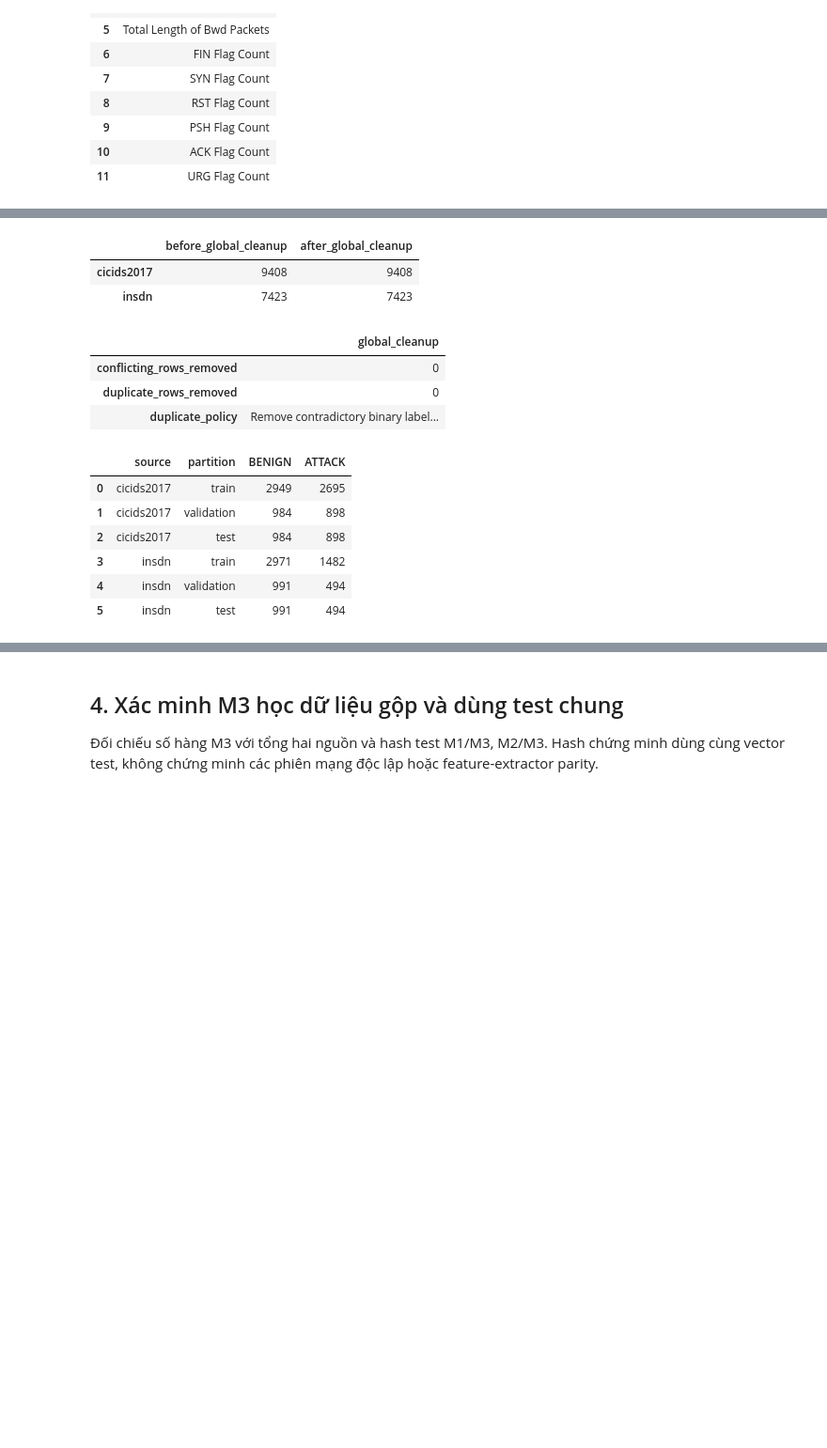
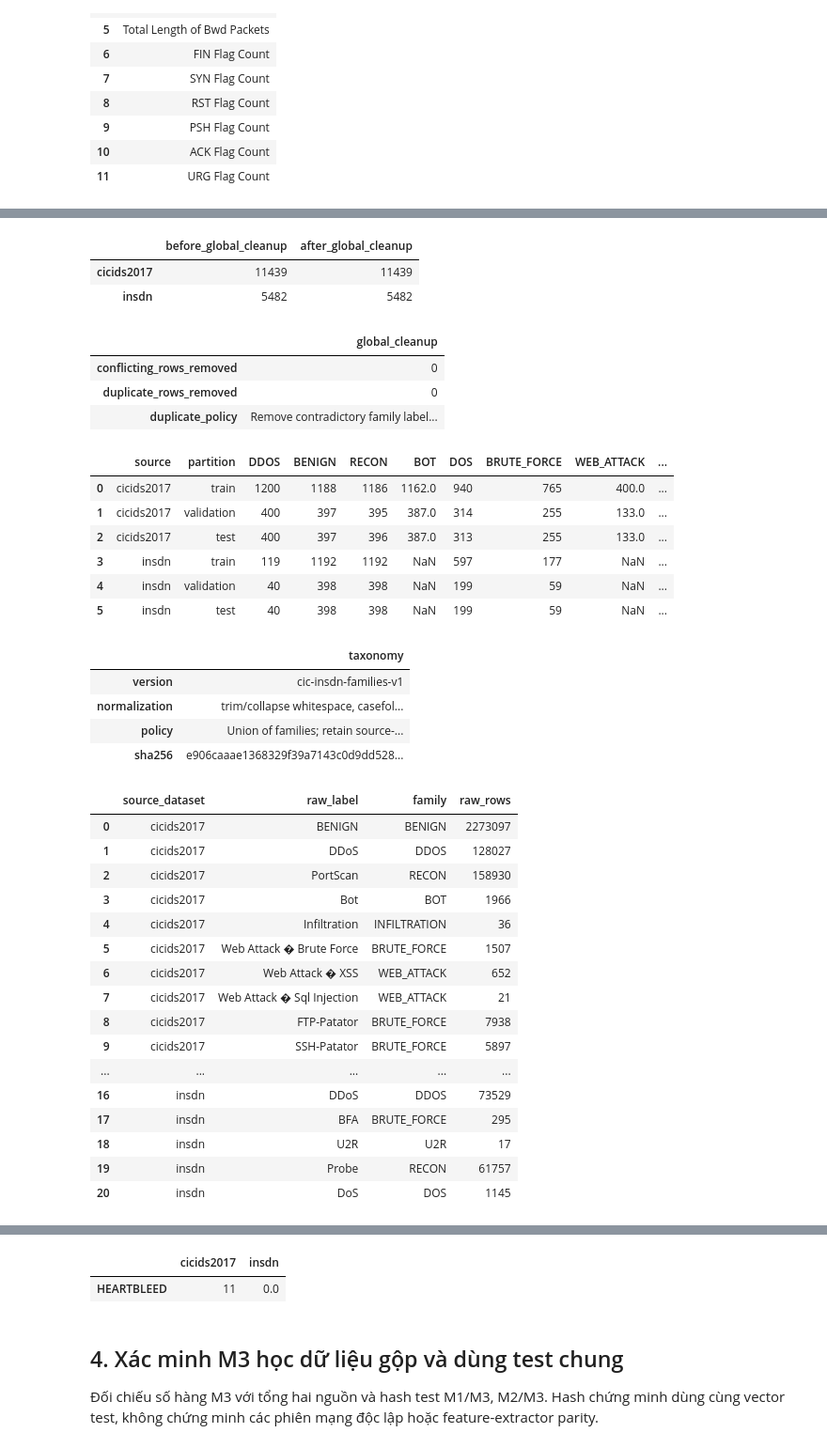
Before and after one commit to CongDuc-17/IDS-Stacking-Ensemble, a Jupyter notebook: notebooks/training_combined.ipynb, the cells around one changed output, grey strips where cells are left out. Shown at 94% size. Cells and saved outputs as stored; diff of their text form; code cells hidden in the pictures; blank space fills up the shorter version.

```diff
--- a/notebooks/training_combined.ipynb
+++ b/notebooks/training_combined.ipynb
@@ -21,15 +23,18 @@ sys.path.insert(0, str(ROOT / 'src'))
 from three_models import run_three_models
 from features import FEATURES
 DO_TRAIN = False
-SEED, CAP, TREES, FOLDS = 42, 5000, 120, 3
-TUNE, STACK_SEARCH = True, False
+MULTICLASS = True
+SEED, FOLDS = 42, 3
+CAP, TREES = (2000, 60) if MULTICLASS else (5000, 120)
+TUNE, STACK_SEARCH = True, MULTICLASS
+RUN_NAME = "m3-trees" if MULTICLASS else "three-models"
 CIC_DATA = ROOT / 'data/MachineLearningCVE'
 INSDN_DATA = ROOT / 'data/InSDN(2020)'
-OUT = ROOT / f'experiments/notebook-combined-seed{SEED}'
-RESULT = ROOT / f'experiments/completion-20261110/three-models-seed{SEED}'
+OUT = ROOT / f'experiments/notebook-{RUN_NAME}-seed{SEED}'
+RESULT = ROOT / (f'experiments/m3-trees/seed{SEED}' if MULTICLASS else f'experiments/completion-20261110/three-models-seed{SEED}')
 def read_json(path):
     return json.loads(path.read_text(encoding='utf-8'))
-display(pd.Series({'training_enabled': DO_TRAIN, 'seed': SEED, 'cap_per_binary_class_per_source': CAP,
+display(pd.Series({'training_enabled': DO_TRAIN, 'seed': SEED, 'multiclass_families': MULTICLASS, 'cap_per_target_class_per_source': CAP,
                    'trees': TREES, 'folds': FOLDS, 'baseline_tuning': TUNE, 'meta_search': STACK_SEARCH,
                    'new_output': str(OUT)}, name='configuration').to_frame())
 # %% [output]
@@ -81,7 +87,7 @@ if DO_TRAIN:
     if OUT.exists():
         raise ValueError('OUT đã tồn tại. Chọn OUT mới trước khi train.')
     args = Namespace(cic_data=str(CIC_DATA), insdn_data=str(INSDN_DATA), out=str(OUT),
-                     combined=True, max_per_class=CAP, trees=TREES, seed=SEED,
+                     combined=True, multiclass=MULTICLASS, max_per_class=CAP, trees=TREES, seed=SEED,
                      folds=FOLDS, tune=TUNE, stack_search=STACK_SEARCH)
     run_three_models(args)
     RESULT = OUT
@@ -89,6 +95,9 @@ else:
     display(Markdown(f'Đọc artifact `{RESULT.relative_to(ROOT)}`; không train lại.'))
 protocol = read_json(RESULT / 'protocol.json')
 completed = read_json(RESULT / 'completed.json')
+assert ('label_taxonomy' in protocol) == MULTICLASS
 assert completed['result_rows'] == 30
 assert set(completed['configurations']) == {'M1', 'M2', 'M3'}
+if MULTICLASS:
+    assert protocol['m3_stack_variant'] == 'trees'
 # %% [output]
@@ -100,40 +109,67 @@ Số đếm nhãn gốc là toàn CSV; train/test thuộc mẫu đã cleanup. Cl
 # %%
 display(pd.DataFrame({source: data['raw_class_counts'] for source, data in protocol['sources'].items()}).fillna(0).astype(int))
 cleanup = protocol['cleanup_and_splits']
 display(pd.DataFrame({'before_global_cleanup': cleanup['rows_before'], 'after_global_cleanup': cleanup['rows_after']}))
 display(pd.Series({key: cleanup[key] for key in ['conflicting_rows_removed', 'duplicate_rows_removed', 'duplicate_policy']}, name='global_cleanup').to_frame())
 counts = [{'source': source, 'partition': part, **labels}
           for source, parts in cleanup['split_counts'].items() for part, labels in parts.items()]
 display(pd.DataFrame(counts))
+if MULTICLASS:
+    display(pd.Series(protocol['label_taxonomy']).drop('labels').to_frame('taxonomy'))
+    display(pd.read_csv(RESULT / 'label_mapping.csv'))
+    display(pd.read_csv(RESULT / 'family_support.csv'))
+    display(pd.DataFrame({s: m['excluded_classes_below_minimum'] for s, m in protocol['sources'].items()}).fillna(0))
 # %% [output]
 |  | cicids2017 | insdn |
 | BENIGN | 2273097 | 0 |
 | DDoS | 128027 | 73529 |
 | PortScan | 158930 | 0 |
 | Bot | 1966 | 0 |
 | Infiltration | 36 | 0 |
 | Web Attack � Brute Force | 1507 | 0 |
 | Web Attack � XSS | 652 | 0 |
 | Web Attack � Sql Injection | 21 | 0 |
 | FTP-Patator | 7938 | 0 |
 | SSH-Patator | 5897 | 0 |
 | ... | ... | ... |
 | Normal | 0 | 68424 |
 | BFA | 0 | 295 |
 | U2R | 0 | 17 |
 | Probe | 0 | 61757 |
 | DoS | 0 | 1145 |
 |  | before_global_cleanup | after_global_cleanup |
-| cicids2017 | 9408 | 9408 |
-| insdn | 7423 | 7423 |
+| cicids2017 | 11439 | 11439 |
+| insdn | 5482 | 5482 |
 |  | global_cleanup |
 | conflicting_rows_removed | 0 |
 | duplicate_rows_removed | 0 |
-| duplicate_policy | Remove contradictory binary label... |
+| duplicate_policy | Remove contradictory family label... |
-|  | source | partition | BENIGN | ATTACK |
-| 0 | cicids2017 | train | 2949 | 2695 |
-| 1 | cicids2017 | validation | 984 | 898 |
-| 2 | cicids2017 | test | 984 | 898 |
-| 3 | insdn | train | 2971 | 1482 |
-| 4 | insdn | validation | 991 | 494 |
-| 5 | insdn | test | 991 | 494 |
+|  | source | partition | DDOS | BENIGN | RECON | BOT | DOS | BRUTE_FORCE | WEB_ATTACK | ... |
+| 0 | cicids2017 | train | 1200 | 1188 | 1186 | 1162.0 | 940 | 765 | 400.0 | ... |
+| 1 | cicids2017 | validation | 400 | 397 | 395 | 387.0 | 314 | 255 | 133.0 | ... |
+| 2 | cicids2017 | test | 400 | 397 | 396 | 387.0 | 313 | 255 | 133.0 | ... |
+| 3 | insdn | train | 119 | 1192 | 1192 | NaN | 597 | 177 | NaN | ... |
+| 4 | insdn | validation | 40 | 398 | 398 | NaN | 199 | 59 | NaN | ... |
+| 5 | insdn | test | 40 | 398 | 398 | NaN | 199 | 59 | NaN | ... |
+|  | taxonomy |
+| version | cic-insdn-families-v1 |
+| normalization | trim/collapse whitespace, casefol... |
+| policy | Union of families; retain source-... |
+| sha256 | e906caaae1368329f39a7143c0d9dd528... |
+|  | source_dataset | raw_label | family | raw_rows |
+| 0 | cicids2017 | BENIGN | BENIGN | 2273097 |
+| 1 | cicids2017 | DDoS | DDOS | 128027 |
+| 2 | cicids2017 | PortScan | RECON | 158930 |
+| 3 | cicids2017 | Bot | BOT | 1966 |
+| 4 | cicids2017 | Infiltration | INFILTRATION | 36 |
+| 5 | cicids2017 | Web Attack � Brute Force | BRUTE_FORCE | 1507 |
+| 6 | cicids2017 | Web Attack � XSS | WEB_ATTACK | 652 |
+| 7 | cicids2017 | Web Attack � Sql Injection | WEB_ATTACK | 21 |
+| 8 | cicids2017 | FTP-Patator | BRUTE_FORCE | 7938 |
+| 9 | cicids2017 | SSH-Patator | BRUTE_FORCE | 5897 |
+| ... | ... | ... | ... | ... |
+| 16 | insdn | DDoS | DDOS | 73529 |
+| 17 | insdn | BFA | BRUTE_FORCE | 295 |
+| 18 | insdn | U2R | U2R | 17 |
+| 19 | insdn | Probe | RECON | 61757 |
+| 20 | insdn | DoS | DOS | 1145 |
@@ -140,3 +186,5 @@ display(pd.DataFrame(counts))
+|  | cicids2017 | insdn |
+| HEARTBLEED | 11 | 0.0 |
 # %% [markdown]
 ## 4. Xác minh M3 học dữ liệu gộp và dùng test chung
 
```
Also changed, not shown: parts of 12 cells of this notebook, 26 other files.
